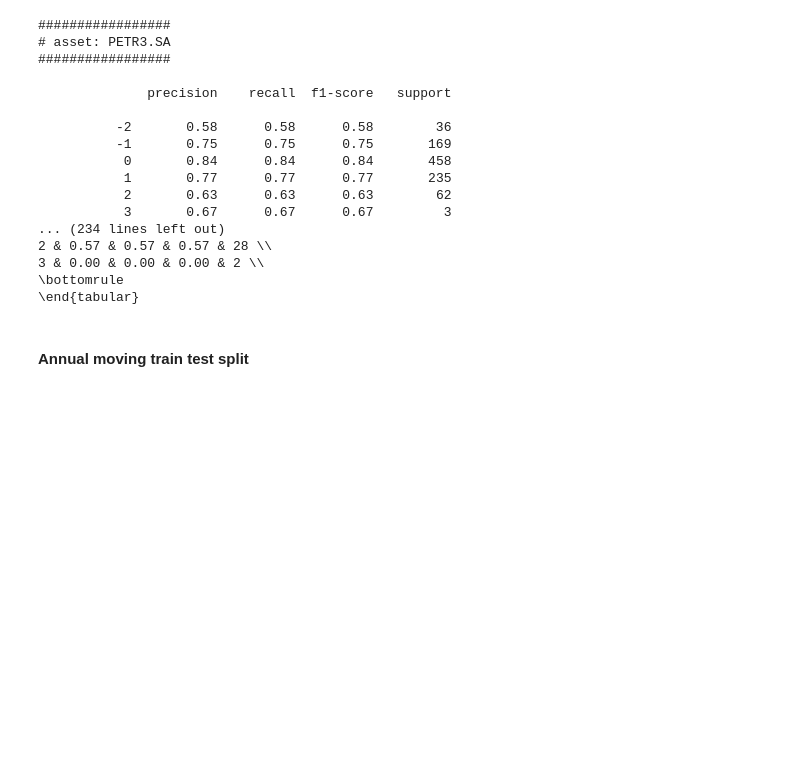
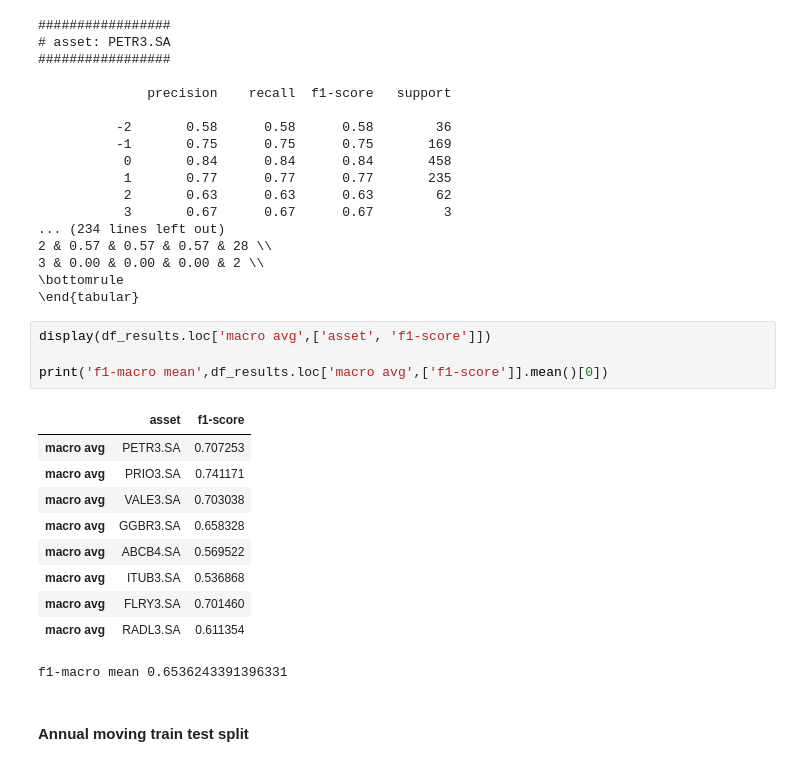
Before and after one commit to semcovici/Mean-Reversion-Prediction-with-Brazilian-Stocks-Market, a Jupyter notebook: notebooks/freq_model.ipynb, the cells around one changed output. Drawn from its saved outputs; the diff is of its cells as text; blank space fills up the shorter version.

```diff
--- a/notebooks/freq_model.ipynb
+++ b/notebooks/freq_model.ipynb
@@ -116,6 +119,21 @@ df_results = pd.concat(list_results)
 3 & 0.00 & 0.00 & 0.00 & 2 \\
 \bottomrule
 \end{tabular}
+# %%
+display(df_results.loc['macro avg',['asset', 'f1-score']])
+
+print('f1-macro mean',df_results.loc['macro avg',['f1-score']].mean()[0])
+# %% [output]
+|  | asset | f1-score |
+| macro avg | PETR3.SA | 0.707253 |
+| macro avg | PRIO3.SA | 0.741171 |
+| macro avg | VALE3.SA | 0.703038 |
+| macro avg | GGBR3.SA | 0.658328 |
+| macro avg | ABCB4.SA | 0.569522 |
+| macro avg | ITUB3.SA | 0.536868 |
+| macro avg | FLRY3.SA | 0.701460 |
+| macro avg | RADL3.SA | 0.611354 |
+f1-macro mean 0.6536243391396331
 # %% [markdown]
 #### Annual moving train test split
 # %%
```
Also changed, not shown: parts of 35 cells of this notebook, 5 other files.
